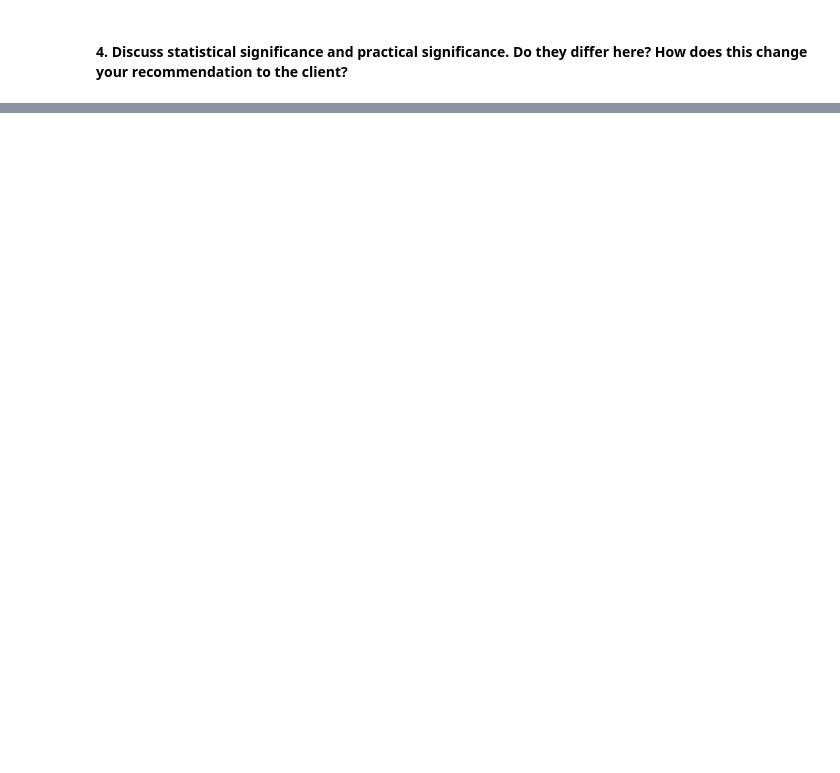
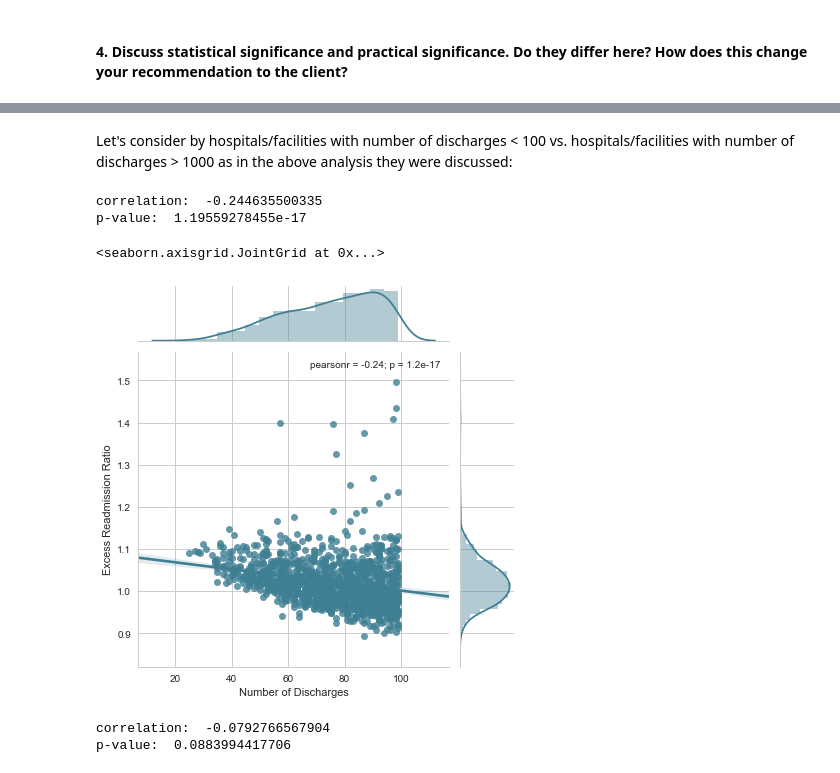
Before and after one commit to nicolechao/springboard-data-science, a Jupyter notebook: Mini Projects and Exercises/EDA Hospital Readmit/sliderule_dsi_inferential_statistics_exercise_3.ipynb, the cells around one changed output, grey strips where cells are left out. Drawn from its saved outputs; the diff is of its cells as text; code cells hidden in the pictures; blank space fills up the shorter version.

```diff
--- a/Mini Projects and Exercises/EDA Hospital Readmit/sliderule_dsi_inferential_statistics_exercise_3.ipynb
+++ b/Mini Projects and Exercises/EDA Hospital Readmit/sliderule_dsi_inferential_statistics_exercise_3.ipynb
@@ -213,0 +276,27 @@ p value of all tests are less than alpha. We can reject the null hypothesis.
+# %% [markdown]
+Let's consider by hospitals/facilities with number of discharges < 100 vs. hospitals/facilities with number of discharges > 1000 as in the above analysis they were discussed:
+# %%
+df_less_than_100 = clean_hospital_read_df[clean_hospital_read_df['Number of Discharges'] < 100]
+x = [a for a in df_less_than_100['Number of Discharges']]
+y = list(df_less_than_100['Excess Readmission Ratio'])
+correlation, p = pearsonr(x, y)
+print('correlation: ', correlation)
+print('p-value: ', p)
+# %% [output]
+correlation:  -0.244635500335
+p-value:  1.19559278455e-17
+# %%
+sns.jointplot('Number of Discharges', 'Excess Readmission Ratio', data = df_less_than_100, kind = 'reg')
+# %% [output]
+<seaborn.axisgrid.JointGrid at 0x...>
+[figure, added]
+# %%
+df_more_than_1000 = clean_hospital_read_df[clean_hospital_read_df['Number of Discharges'] > 1000]
+x = [a for a in df_more_than_1000['Number of Discharges']]
+y = list(df_more_than_1000['Excess Readmission Ratio'])
+correlation, p = pearsonr(x, y)
+print('correlation: ', correlation)
+print('p-value: ', p)
+# %% [output]
+correlation:  -0.0792766567904
+p-value:  0.0883994417706
```
Also changed, not shown: parts of 17 cells of this notebook.
